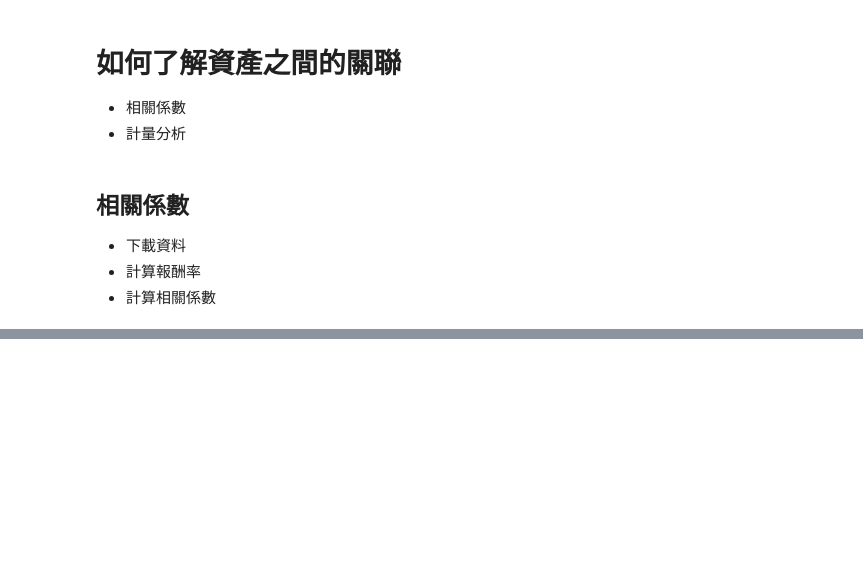
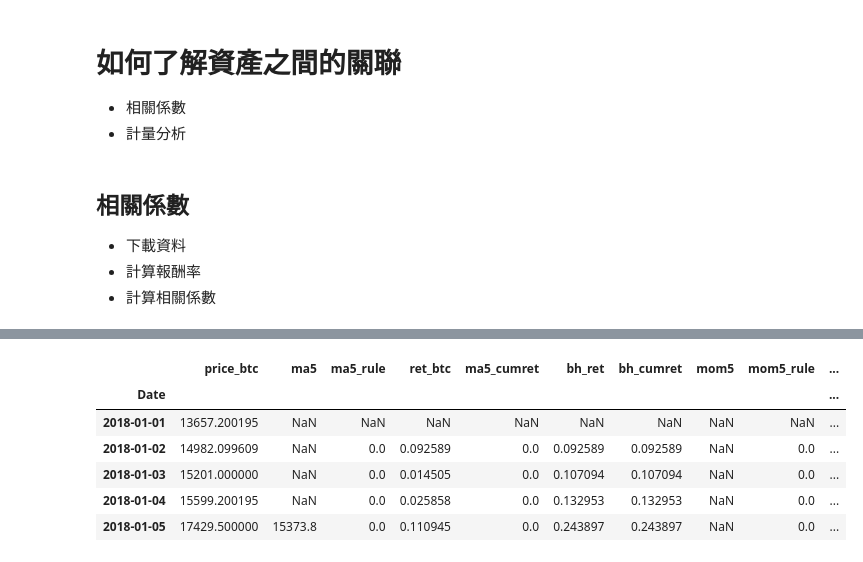
Before and after one commit to quetion/Crypto_fin, a Jupyter notebook: [Cryptofin]Hello_Python.ipynb, the cells around one changed output, grey strips where cells are left out. Cells and saved outputs as stored; diff of their text form; code cells hidden in the pictures; blank space fills up the shorter version.

```diff
--- a/[Cryptofin]Hello_Python.ipynb
+++ b/[Cryptofin]Hello_Python.ipynb
@@ -304,0 +492,22 @@ data =
+# %%
+# 利用動能策略建立投資策略
+# 計算日報酬
+data['ret_btc'] = np.log(data.price_btc).diff()
+# 計算過去5日報酬
+data['mom5'] = data.ret_btc.rolling(5).sum()
+# 建立多空訊號 (注意時間順序)
+data['mom5_rule'] = (data.mom5>0).shift()
+data.mom5_rule = data.mom5_rule.replace({True:1,False:0})
+# 建立累積報酬率 (績效)
+data['mom5_cumret'] = (data.ret_btc*data.mom5_rule).cumsum()
+# 建立基準績效 (buy-and-hold)
+data['bh_cumret'] = data.ret_btc.cumsum()
+data.head()
+# %% [output]
+|  | price_btc | ma5 | ma5_rule | ret_btc | ma5_cumret | bh_ret | bh_cumret | mom5 | mom5_rule | ... |
+| Date |  |  |  |  |  |  |  |  |  | ... |
+| 2018-01-01 | 13657.200195 | NaN | NaN | NaN | NaN | NaN | NaN | NaN | NaN | ... |
+| 2018-01-02 | 14982.099609 | NaN | 0.0 | 0.092589 | 0.0 | 0.092589 | 0.092589 | NaN | 0.0 | ... |
+| 2018-01-03 | 15201.000000 | NaN | 0.0 | 0.014505 | 0.0 | 0.107094 | 0.107094 | NaN | 0.0 | ... |
+| 2018-01-04 | 15599.200195 | NaN | 0.0 | 0.025858 | 0.0 | 0.132953 | 0.132953 | NaN | 0.0 | ... |
+| 2018-01-05 | 17429.500000 | 15373.8 | 0.0 | 0.110945 | 0.0 | 0.243897 | 0.243897 | NaN | 0.0 | ... |
```
Also changed, not shown: parts of 26 cells of this notebook.
